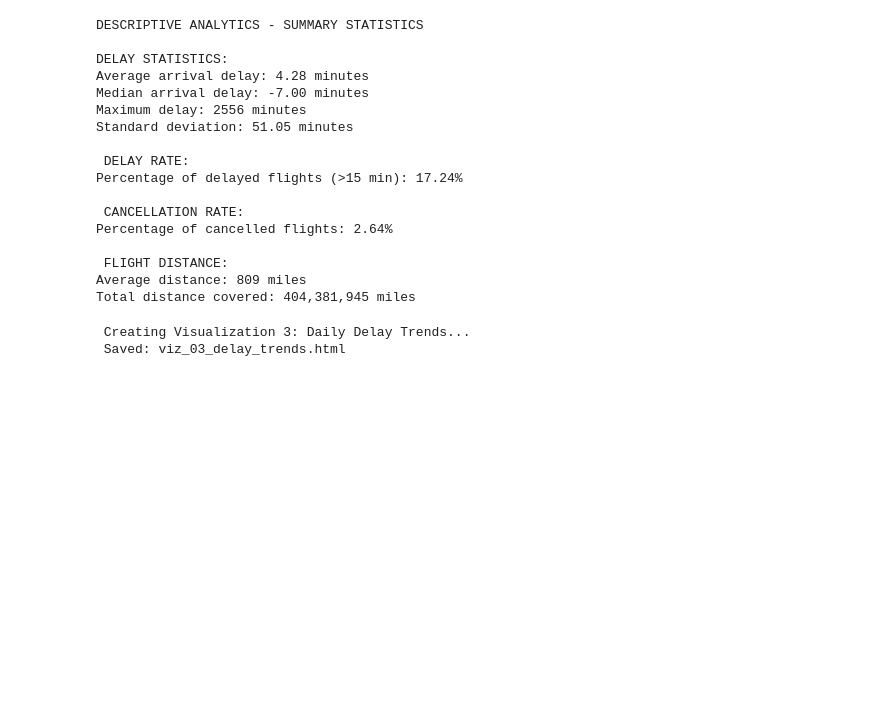
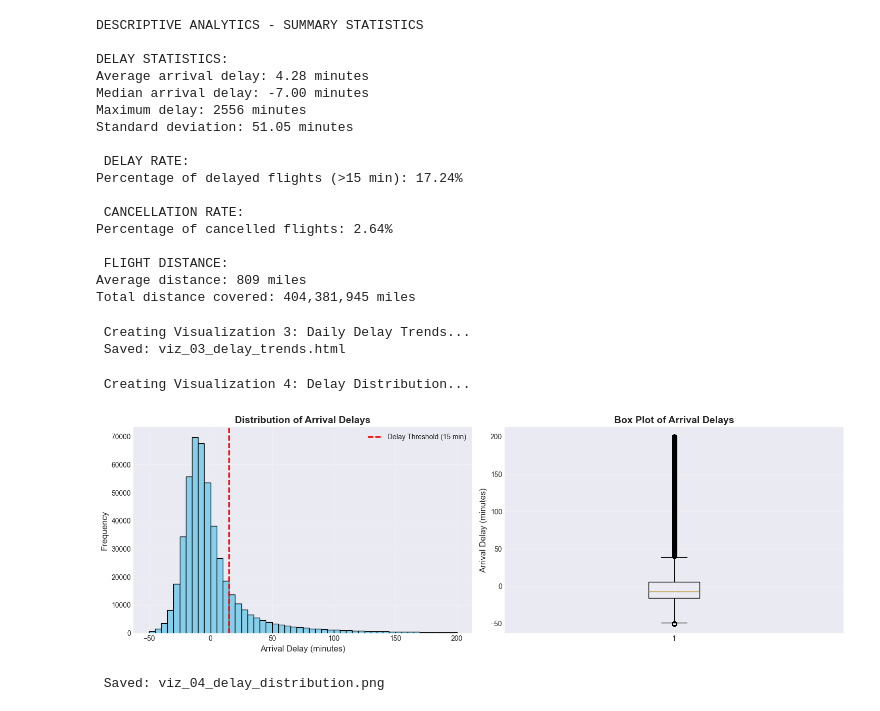
Before and after one commit to KL193/Flight_Delay_DataAnalysis, a Jupyter notebook: flight_delay_analysis.ipynb, the cells around one changed output. Cells and saved outputs as stored; diff of their text form; code cells hidden in the pictures; blank space fills up the shorter version.

```diff
--- a/flight_delay_analysis.ipynb
+++ b/flight_delay_analysis.ipynb
@@ -479,3 +479,35 @@ if 'FL_DATE' in df.columns and 'ARR_DELAY' in df.columns:
 # %% [output]
  Creating Visualization 3: Daily Delay Trends...
  Saved: viz_03_delay_trends.html
+# %%
+print("\n Creating Visualization 4: Delay Distribution...")
+
+if 'ARR_DELAY' in df.columns:
+    # Filter out extreme outliers for better visualization
+    delay_filtered = df[df['ARR_DELAY'].between(-50, 200)]
+
+    fig, axes = plt.subplots(1, 2, figsize=(15, 5))
+
+    # Histogram
+    axes[0].hist(delay_filtered['ARR_DELAY'], bins=50, color='skyblue', edgecolor='black')
+    axes[0].axvline(x=15, color='red', linestyle='--', linewidth=2, label='Delay Threshold (15 min)')
+    axes[0].set_xlabel('Arrival Delay (minutes)', fontsize=12)
+    axes[0].set_ylabel('Frequency', fontsize=12)
+    axes[0].set_title('Distribution of Arrival Delays', fontsize=14, fontweight='bold')
+    axes[0].legend()
+    axes[0].grid(alpha=0.3)
+
+    # Box plot
+    axes[1].boxplot(delay_filtered['ARR_DELAY'], vert=True)
+    axes[1].set_ylabel('Arrival Delay (minutes)', fontsize=12)
+    axes[1].set_title('Box Plot of Arrival Delays', fontsize=14, fontweight='bold')
+    axes[1].grid(alpha=0.3)
+
+    plt.tight_layout()
+    plt.savefig('viz_04_delay_distribution.png', dpi=300, bbox_inches='tight')
+    plt.show()
+    print(" Saved: viz_04_delay_distribution.png")
+# %% [output]
+ Creating Visualization 4: Delay Distribution...
+[figure, added]
+ Saved: viz_04_delay_distribution.png
```
Also changed, not shown: 1 other file.
